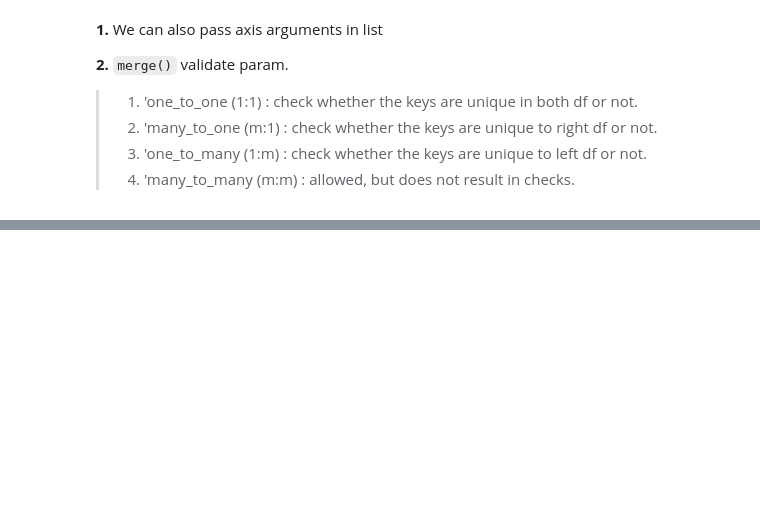
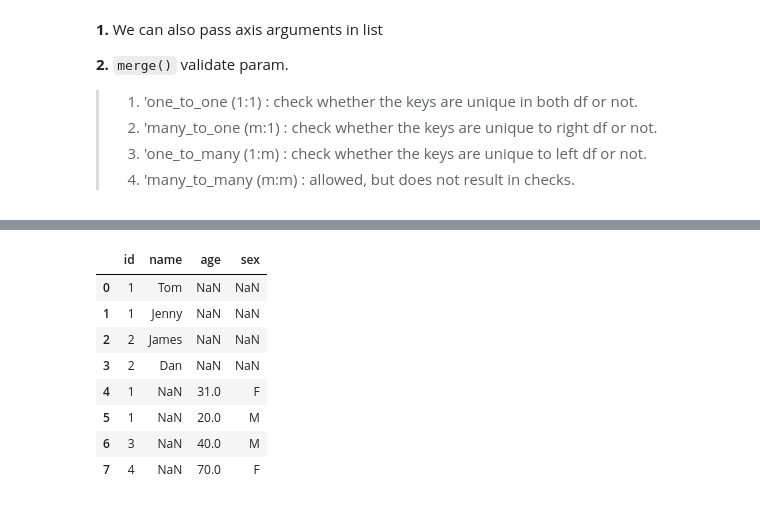
Before and after one commit to sanjuirm/Tutorials, a Jupyter notebook: Pandas/merge(), join() and concat().ipynb, the cells around one changed output, grey strips where cells are left out. Saved outputs shown, nothing was run; the diff lists cells and outputs as text; code cells hidden in the pictures; blank space fills up the shorter version.

```diff
--- a/Pandas/merge(), join() and concat().ipynb
+++ b/Pandas/merge(), join() and concat().ipynb
@@ -186,0 +337,13 @@ pd.merge(df_customer, df_info, how='right', on='id', sort= True, indicator= True
+# %%
+pd.concat([df_customer, df_info], ignore_index= True)
+# Concataning along axis= 0
+# %% [output]
+|  | id | name | age | sex |
+| 0 | 1 | Tom | NaN | NaN |
+| 1 | 1 | Jenny | NaN | NaN |
+| 2 | 2 | James | NaN | NaN |
+| 3 | 2 | Dan | NaN | NaN |
+| 4 | 1 | NaN | 31.0 | F |
+| 5 | 1 | NaN | 20.0 | M |
+| 6 | 3 | NaN | 40.0 | M |
+| 7 | 4 | NaN | 70.0 | F |
```
Also changed, not shown: parts of 15 cells of this notebook.
